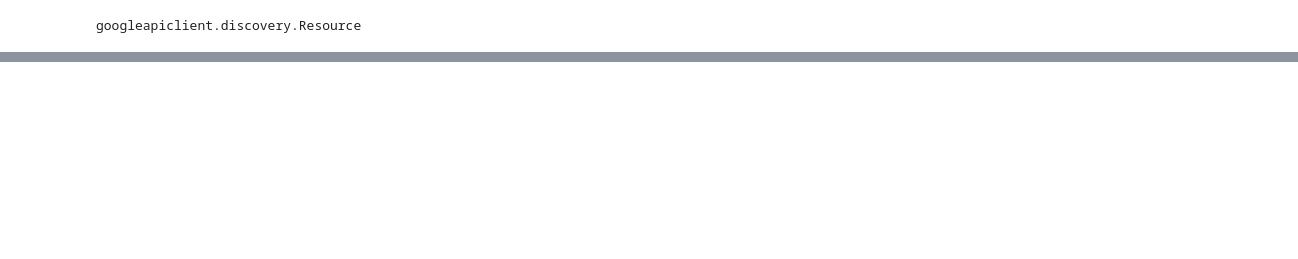
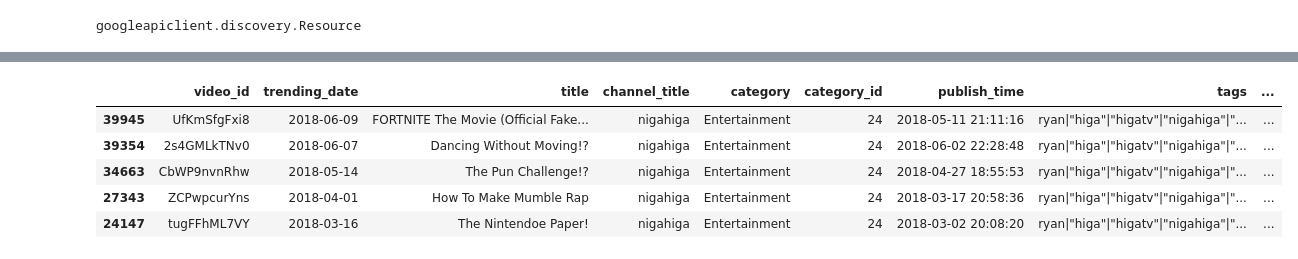
Before and after one commit to emami06/TrendingVideoYouTube, a Jupyter notebook: YouTube.ipynb, the cells around one changed output, grey strips where cells are left out. Cells and saved outputs as stored; diff of their text form; code cells hidden in the pictures; blank space fills up the shorter version.

```diff
--- a/YouTube.ipynb
+++ b/YouTube.ipynb
@@ -360,0 +339,2 @@ mx_yet_df
+# %%
+df_videos_Ids= df_video_good_name
@@ -360,0 +355,2 @@ mx_yet_df
+# %%
+bad_video_index_list=df_videos_Ids[df_videos_Ids["video_id"]=="#VALUE!"].index
@@ -360,0 +361,2 @@ mx_yet_df
+# %%
+df_videos_Ids=df_videos_Ids.drop(bad_video_index_list)
@@ -360,0 +386,2 @@ mx_yet_df
+# %%
+df_unique_video_id = df_videos_Ids.sort_values("trending_date",ascending=False).groupby("video_id").head(1)
@@ -430,0 +636,9 @@ HttpError: <HttpError 403 when requesting https://www.googleapis.com/youtube/v3/
+# %%
+df_unique_video_id[df_unique_video_id['channel_title']=="nigahiga"].head()
+# %% [output]
+|  | video_id | trending_date | title | channel_title | category | category_id | publish_time | tags | ... |
+| 39945 | UfKmSfgFxi8 | 2018-06-09 | FORTNITE The Movie (Official Fake... | nigahiga | Entertainment | 24 | 2018-05-11 21:11:16 | ryan|"higa"|"higatv"|"nigahiga"|"... | ... |
+| 39354 | 2s4GMLkTNv0 | 2018-06-07 | Dancing Without Moving!? | nigahiga | Entertainment | 24 | 2018-06-02 22:28:48 | ryan|"higa"|"higatv"|"nigahiga"|"... | ... |
+| 34663 | CbWP9nvnRhw | 2018-05-14 | The Pun Challenge!? | nigahiga | Entertainment | 24 | 2018-04-27 18:55:53 | ryan|"higa"|"higatv"|"nigahiga"|"... | ... |
+| 27343 | ZCPwpcurYns | 2018-04-01 | How To Make Mumble Rap | nigahiga | Entertainment | 24 | 2018-03-17 20:58:36 | ryan|"higa"|"higatv"|"nigahiga"|"... | ... |
+| 24147 | tugFFhML7VY | 2018-03-16 | The Nintendoe Paper! | nigahiga | Entertainment | 24 | 2018-03-02 20:08:20 | ryan|"higa"|"higatv"|"nigahiga"|"... | ... |
```
Also changed, not shown: parts of 48 cells of this notebook.
